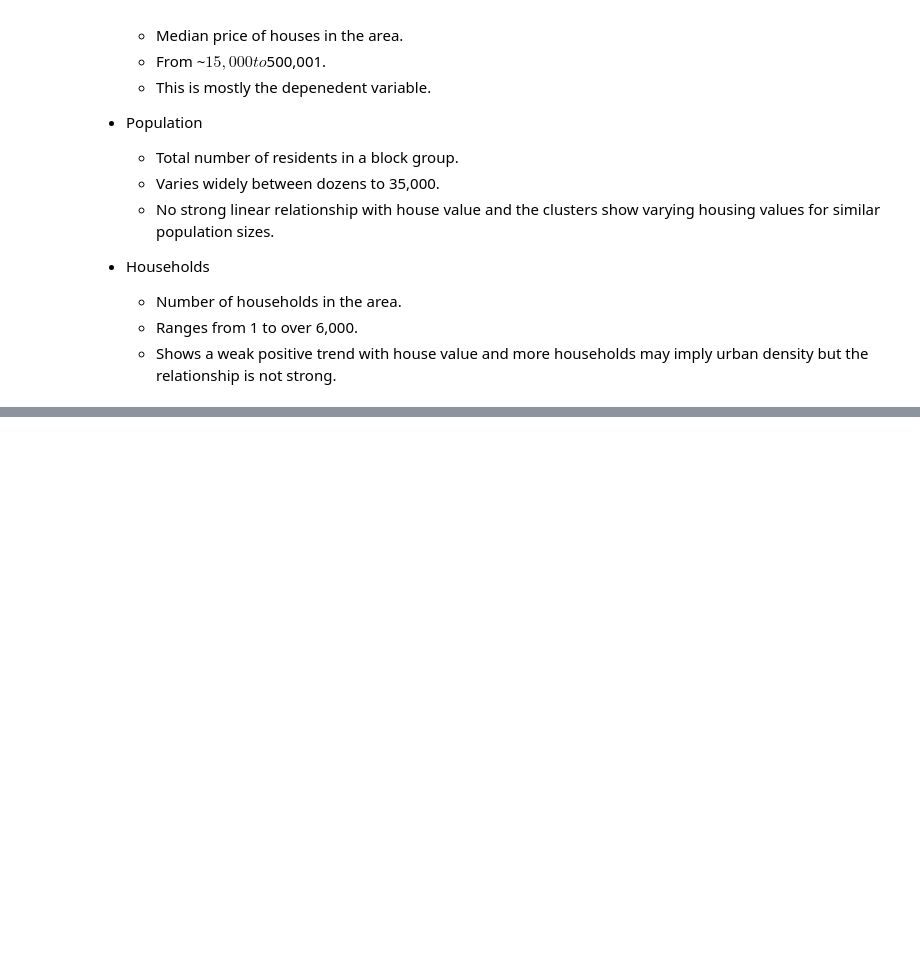
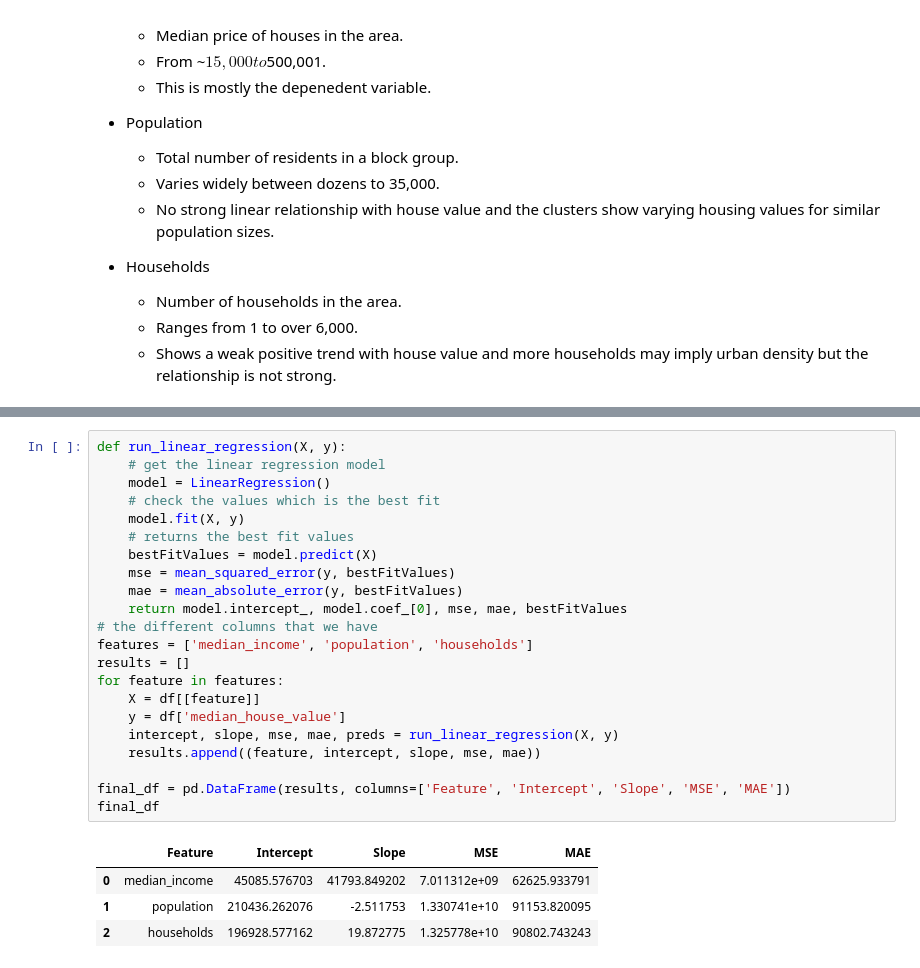
Before and after one commit to theRedeemer997/Practical-Lab-1---Univariate-Linear-Regression-on-the-California-Housing-Prices-Dataset, a Jupyter notebook: practicalLab1.ipynb, the cells around one changed output, grey strips where cells are left out. Saved outputs shown, nothing was run; the diff lists cells and outputs as text; blank space fills up the shorter version.

Commit message:
Completed step4 and step5 * ran three linear regression and for each regression created a table which has the intercept and slope, mean squared error and mean absolute error

```diff
--- a/practicalLab1.ipynb
+++ b/practicalLab1.ipynb
@@ -147,0 +157,27 @@ From the above graph, more households here are generally aligned with higher hou
+# %%
+def run_linear_regression(X, y):
+    # get the linear regression model
+    model = LinearRegression()
+    # check the values which is the best fit
+    model.fit(X, y)
+    # returns the best fit values
+    bestFitValues = model.predict(X)
+    mse = mean_squared_error(y, bestFitValues)
+    mae = mean_absolute_error(y, bestFitValues)
+    return model.intercept_, model.coef_[0], mse, mae, bestFitValues
+# the different columns that we have
+features = ['median_income', 'population', 'households']
+results = []
+for feature in features:
+    X = df[[feature]]
+    y = df['median_house_value']
+    intercept, slope, mse, mae, preds = run_linear_regression(X, y)
+    results.append((feature, intercept, slope, mse, mae))
+
+final_df = pd.DataFrame(results, columns=['Feature', 'Intercept', 'Slope', 'MSE', 'MAE'])
+final_df
+# %% [output]
+|  | Feature | Intercept | Slope | MSE | MAE |
+| 0 | median_income | 45085.576703 | 41793.849202 | 7.011312e+09 | 62625.933791 |
+| 1 | population | 210436.262076 | -2.511753 | 1.330741e+10 | 91153.820095 |
+| 2 | households | 196928.577162 | 19.872775 | 1.325778e+10 | 90802.743243 |
```
Also changed, not shown: parts of 2 cells of this notebook, 1 other file.
